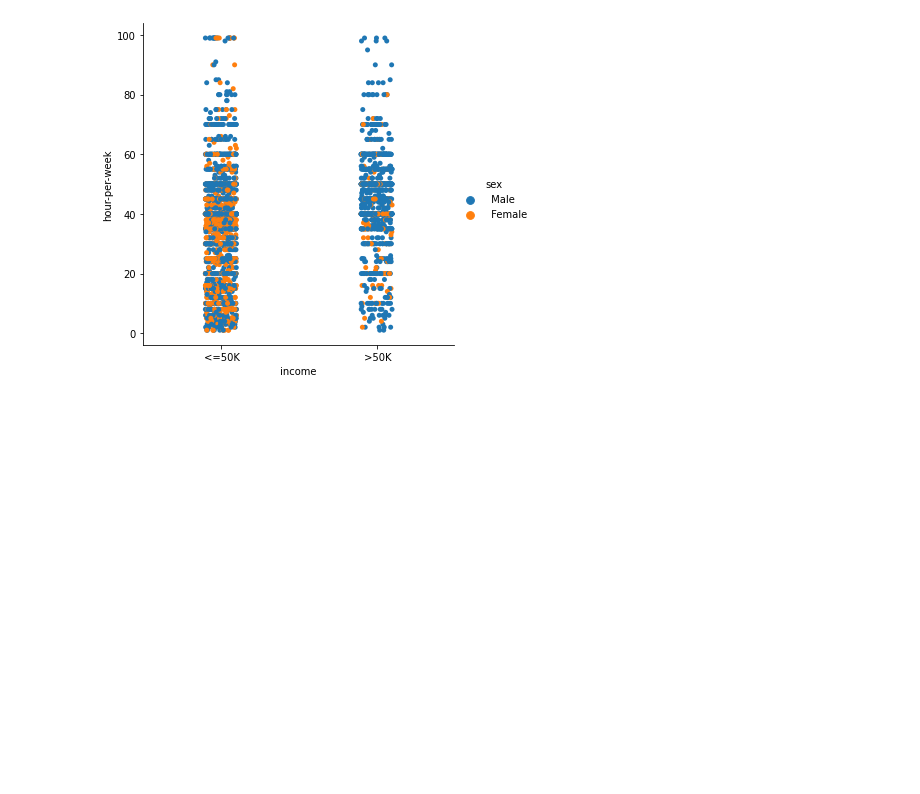
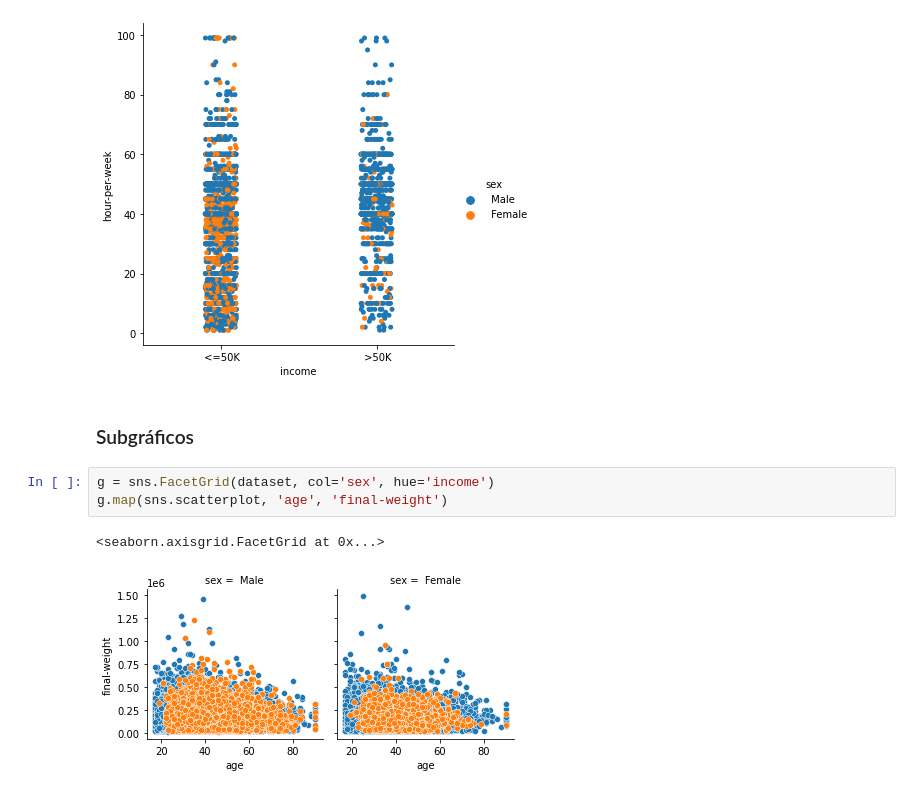
Before and after one commit to AlissonRaphael/statistics_for_data_science_and_machine_learning, a Jupyter notebook: 10_visualizacao/graficos.ipynb, the cells around one changed output. Saved outputs shown, nothing was run; the diff lists cells and outputs as text; blank space fills up the shorter version.

```diff
--- a/10_visualizacao/graficos.ipynb
+++ b/10_visualizacao/graficos.ipynb
@@ -120,3 +120,11 @@ sns.catplot(x='income', y='hour-per-week', data=dataset.query('age > 50'), hue='
 # %% [output]
 <seaborn.axisgrid.FacetGrid at 0x...>
 [figure]
+# %% [markdown]
+### Subgráficos
+# %%
+g = sns.FacetGrid(dataset, col='sex', hue='income')
+g.map(sns.scatterplot, 'age', 'final-weight')
+# %% [output]
+<seaborn.axisgrid.FacetGrid at 0x...>
+[figure, added]
```
Also changed, not shown: parts of 4 cells of this notebook.
